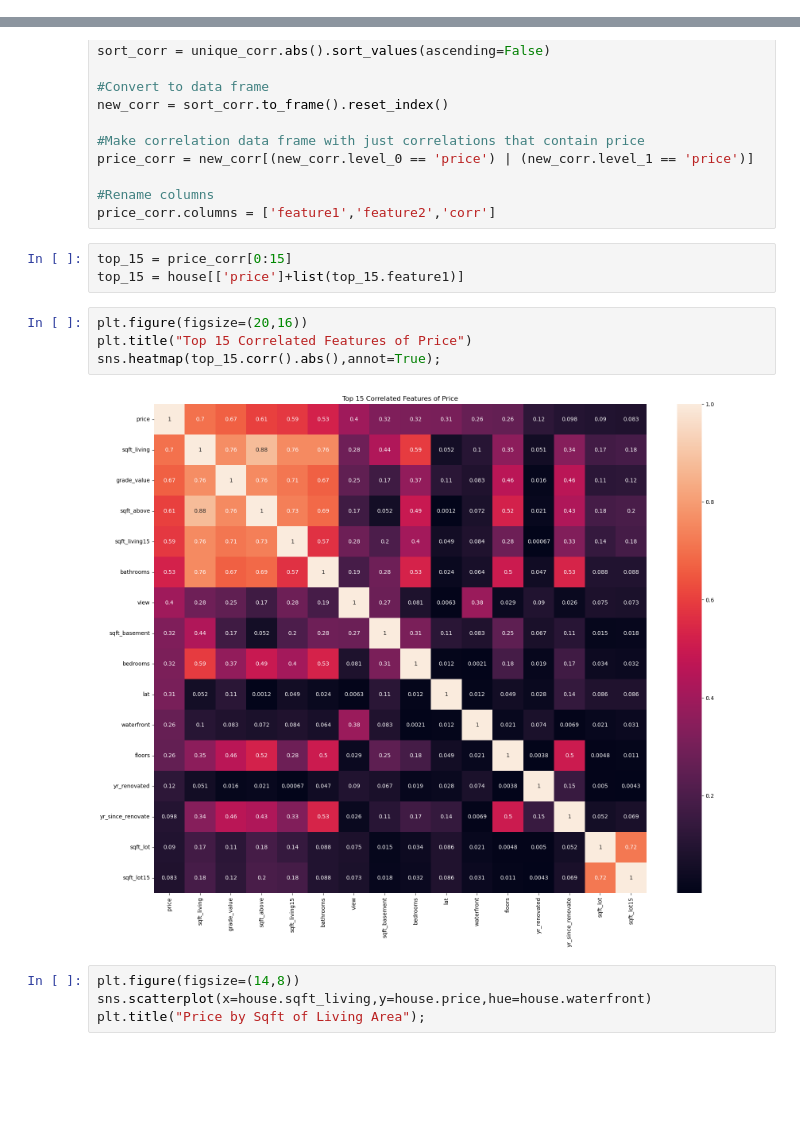
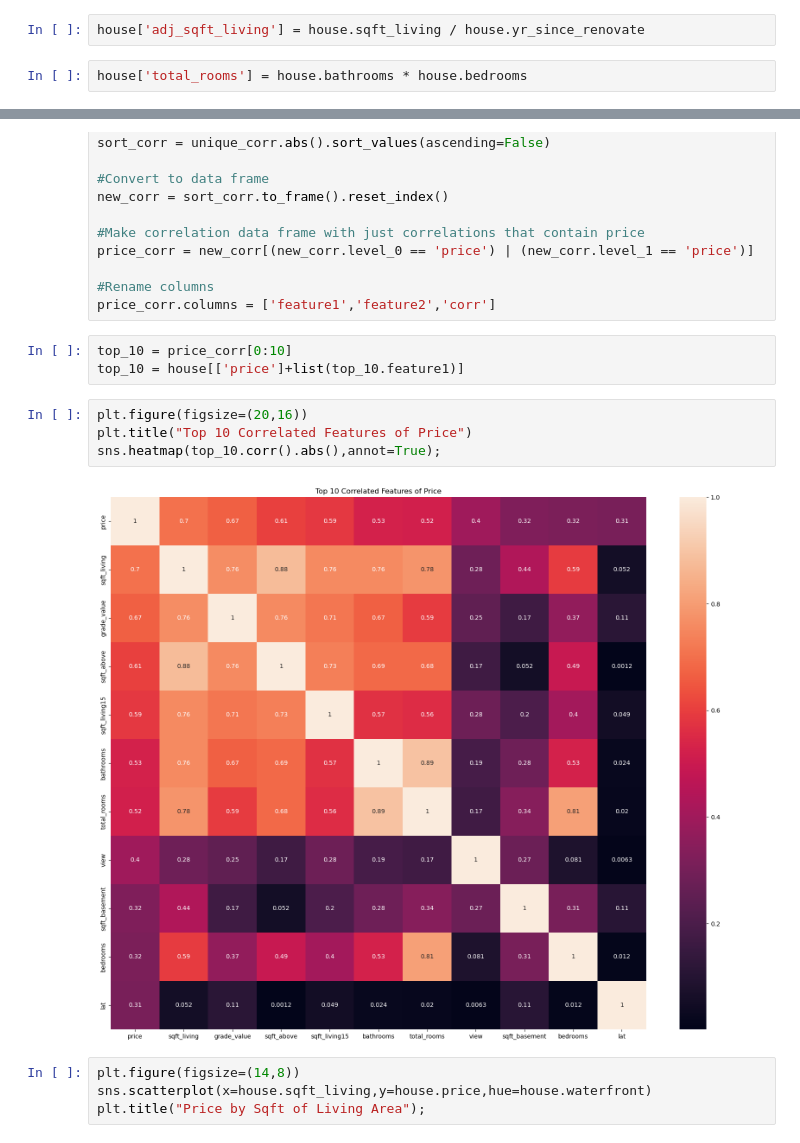
Before and after one commit to jpalgon/KingCountyHousing, a Jupyter notebook: EDA.ipynb, the cells around one changed output, grey strips where cells are left out. Drawn from its saved outputs; the diff is of its cells as text; blank space fills up the shorter version.

```diff
--- a/EDA.ipynb
+++ b/EDA.ipynb
@@ -26,3 +26,7 @@ house
+# %%
+house['adj_sqft_living'] = house.sqft_living / house.yr_since_renovate
+# %%
+house['total_rooms'] = house.bathrooms * house.bedrooms
 # %%
 #Get correlation table of all numeric values of the housing data
 corr_mat = house.corr(method='pearson')
@@ -46,14 +50,14 @@ price_corr = new_corr[(new_corr.level_0 == 'price') | (new_corr.level_1 == 'pric
 #Rename columns
 price_corr.columns = ['feature1','feature2','corr']
 # %%
-top_15 = price_corr[0:15]
-top_15 = house[['price']+list(top_15.feature1)]
+top_10 = price_corr[0:10]
+top_10 = house[['price']+list(top_10.feature1)]
 # %%
 plt.figure(figsize=(20,16))
-plt.title("Top 15 Correlated Features of Price")
-sns.heatmap(top_15.corr().abs(),annot=True);
+plt.title("Top 10 Correlated Features of Price")
+sns.heatmap(top_10.corr().abs(),annot=True);
 # %% [output]
-[figure, old version]
+[figure, new version]
 # %%
 plt.figure(figsize=(14,8))
 sns.scatterplot(x=house.sqft_living,y=house.price,hue=house.waterfront)
```
Also changed, not shown: parts of 9 cells of this notebook, 3 other files.
